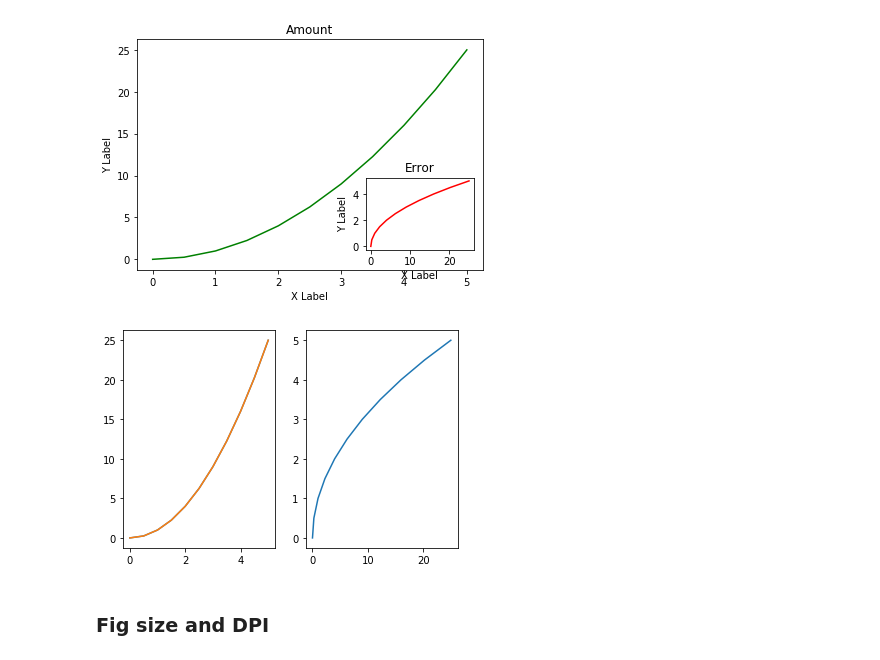
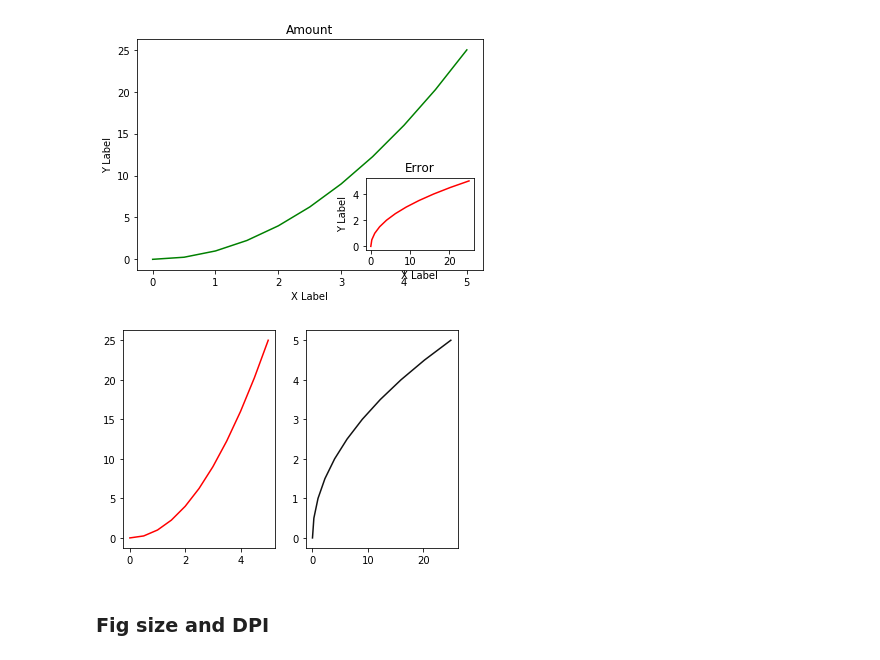
Before and after one commit to gerfg/data-science-practices, a Jupyter notebook: udemy-Python for data science and machine learning boot camp/matplotlib/matplotlib.ipynb, the cells around one changed output. Cells and saved outputs as stored; diff of their text form; code cells hidden in the pictures.

```diff
--- a/udemy-Python for data science and machine learning boot camp/matplotlib/matplotlib.ipynb
+++ b/udemy-Python for data science and machine learning boot camp/matplotlib/matplotlib.ipynb
@@ -94,19 +94,18 @@ fig.show()
 [figure]
 # %%
 fig, axes = plt.subplots(nrows=1, ncols=2)
-axes[0].plot(x,y)
 
 # for ax in axes:
 #     ax.set_xlabel('X Label')
 #     ax.set_ylabel('Y Label')
 #     ax.plot(x,y)
 
-axes[0].plot(x,y)
-axes[1].plot(y,x)
+axes[0].plot(x,y, 'r')
+axes[1].plot(y,x, '#121212')
 
 fig.show()
 # %% [output]
-[figure, old version]
+[figure, new version]
 # %% [markdown]
 ### Fig size and DPI
 # %%
```
Also changed, not shown: 5 other files.
